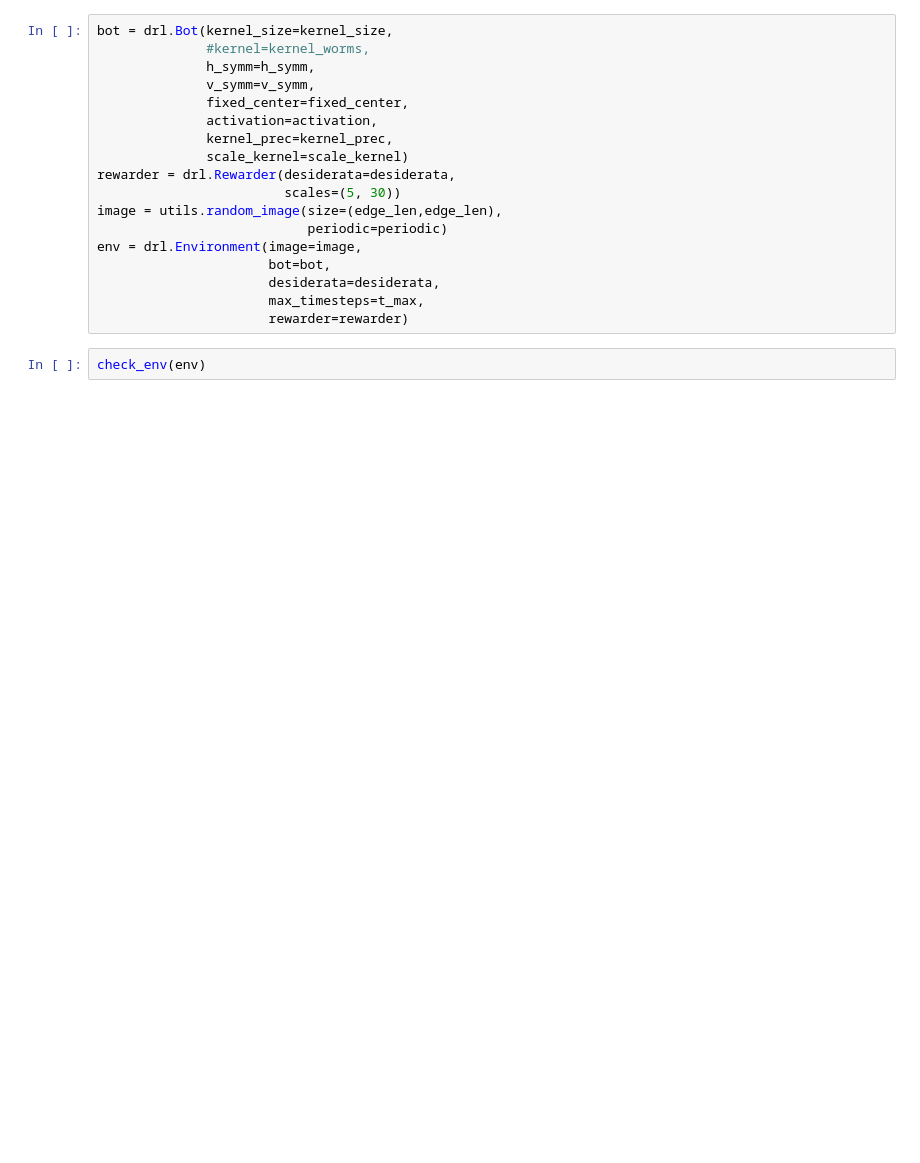
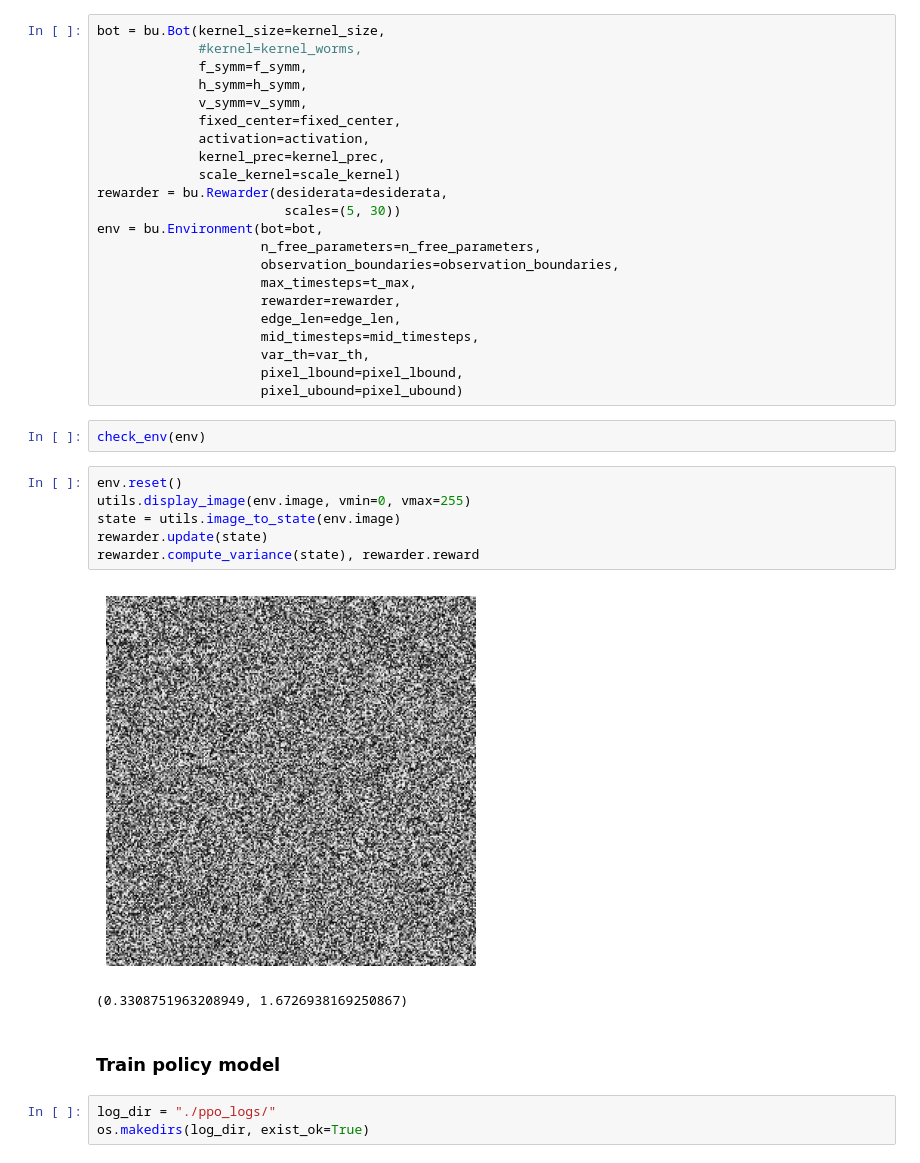
Before and after one commit to RiccardoGM/NeuralCA, a Jupyter notebook: notebooks/rl_policy_training.ipynb, the cells around one changed output. Cells and saved outputs as stored; diff of their text form; blank space fills up the shorter version.

```diff
--- a/notebooks/rl_policy_training.ipynb
+++ b/notebooks/rl_policy_training.ipynb
@@ -32,22 +74,40 @@ periodic = False
 # %% [markdown]
 ### Env
 # %%
-bot = drl.Bot(kernel_size=kernel_size,
-              #kernel=kernel_worms,
-              h_symm=h_symm,
-              v_symm=v_symm,
-              fixed_center=fixed_center,
-              activation=activation,
-              kernel_prec=kernel_prec,
-              scale_kernel=scale_kernel)
-rewarder = drl.Rewarder(desiderata=desiderata,
+bot = bu.Bot(kernel_size=kernel_size,
+             #kernel=kernel_worms,
+             f_symm=f_symm,
+             h_symm=h_symm,
+             v_symm=v_symm,
+             fixed_center=fixed_center,
+             activation=activation,
+             kernel_prec=kernel_prec,
+             scale_kernel=scale_kernel)
+rewarder = bu.Rewarder(desiderata=desiderata,
                         scales=(5, 30))
-image = utils.random_image(size=(edge_len,edge_len),
-                           periodic=periodic)
-env = drl.Environment(image=image,
-                      bot=bot,
-                      desiderata=desiderata,
-                      max_timesteps=t_max,
-                      rewarder=rewarder)
+env = bu.Environment(bot=bot,
+                     n_free_parameters=n_free_parameters,
+                     observation_boundaries=observation_boundaries,
+                     max_timesteps=t_max,
+                     rewarder=rewarder,
+                     edge_len=edge_len,
+                     mid_timesteps=mid_timesteps,
+                     var_th=var_th,
+                     pixel_lbound=pixel_lbound,
+                     pixel_ubound=pixel_ubound)
 # %%
 check_env(env)
+# %%
+env.reset()
+utils.display_image(env.image, vmin=0, vmax=255)
+state = utils.image_to_state(env.image)
+rewarder.update(state)
+rewarder.compute_variance(state), rewarder.reward
+# %% [output]
+[figure, added]
+(0.3308751963208949, 1.6726938169250867)
+# %% [markdown]
+### Train policy model
+# %%
+log_dir = "./ppo_logs/"
+os.makedirs(log_dir, exist_ok=True)
```
Also changed, not shown: parts of 9 cells of this notebook, 3 other files.
